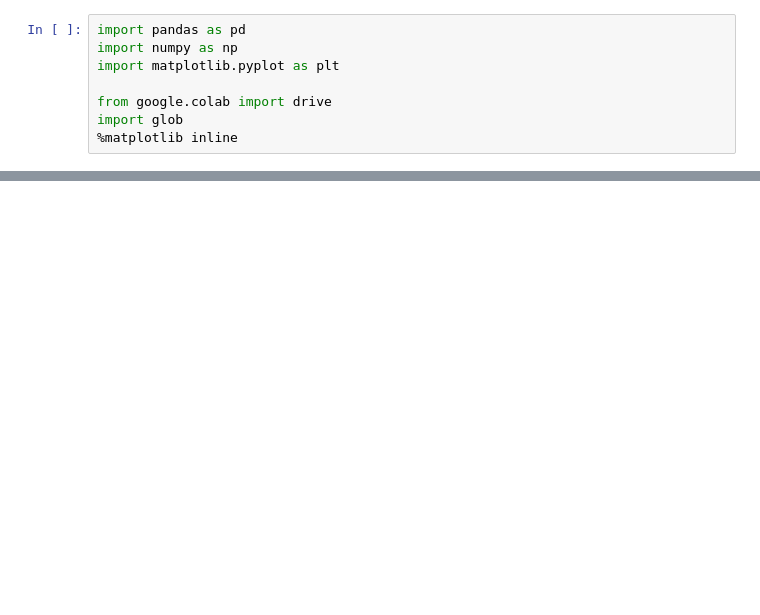
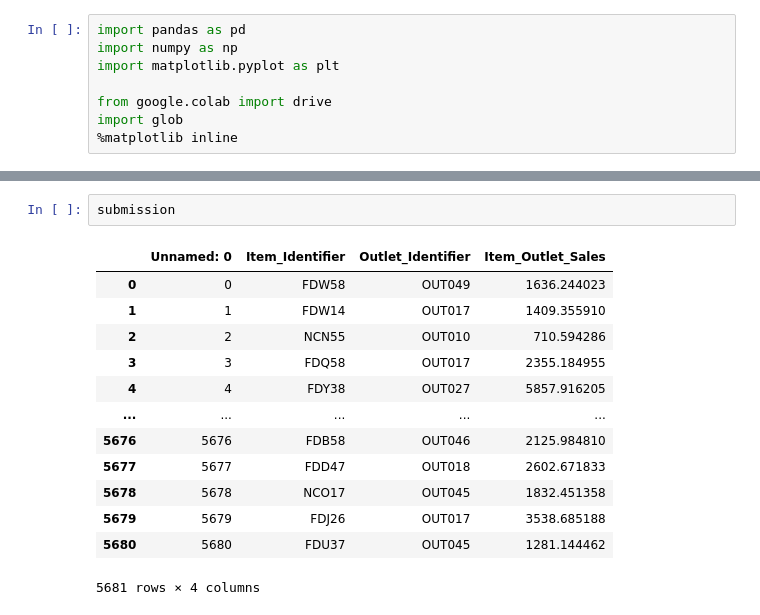
Before and after one commit to faria98/BigMart_Sales_Prediction, a Jupyter notebook: BigMart_predict.ipynb, the cells around one changed output, grey strips where cells are left out. Saved outputs shown, nothing was run; the diff lists cells and outputs as text; blank space fills up the shorter version.

```diff
--- a/BigMart_predict.ipynb
+++ b/BigMart_predict.ipynb
@@ -32,0 +65,16 @@ submission = pd.read_csv(submission)
+# %%
+submission
+# %% [output]
+|  | Unnamed: 0 | Item_Identifier | Outlet_Identifier | Item_Outlet_Sales |
+| 0 | 0 | FDW58 | OUT049 | 1636.244023 |
+| 1 | 1 | FDW14 | OUT017 | 1409.355910 |
+| 2 | 2 | NCN55 | OUT010 | 710.594286 |
+| 3 | 3 | FDQ58 | OUT017 | 2355.184955 |
+| 4 | 4 | FDY38 | OUT027 | 5857.916205 |
+| ... | ... | ... | ... | ... |
+| 5676 | 5676 | FDB58 | OUT046 | 2125.984810 |
+| 5677 | 5677 | FDD47 | OUT018 | 2602.671833 |
+| 5678 | 5678 | NCO17 | OUT045 | 1832.451358 |
+| 5679 | 5679 | FDJ26 | OUT017 | 3538.685188 |
+| 5680 | 5680 | FDU37 | OUT045 | 1281.144462 |
+5681 rows × 4 columns
```
Also changed, not shown: parts of 23 cells of this notebook.
